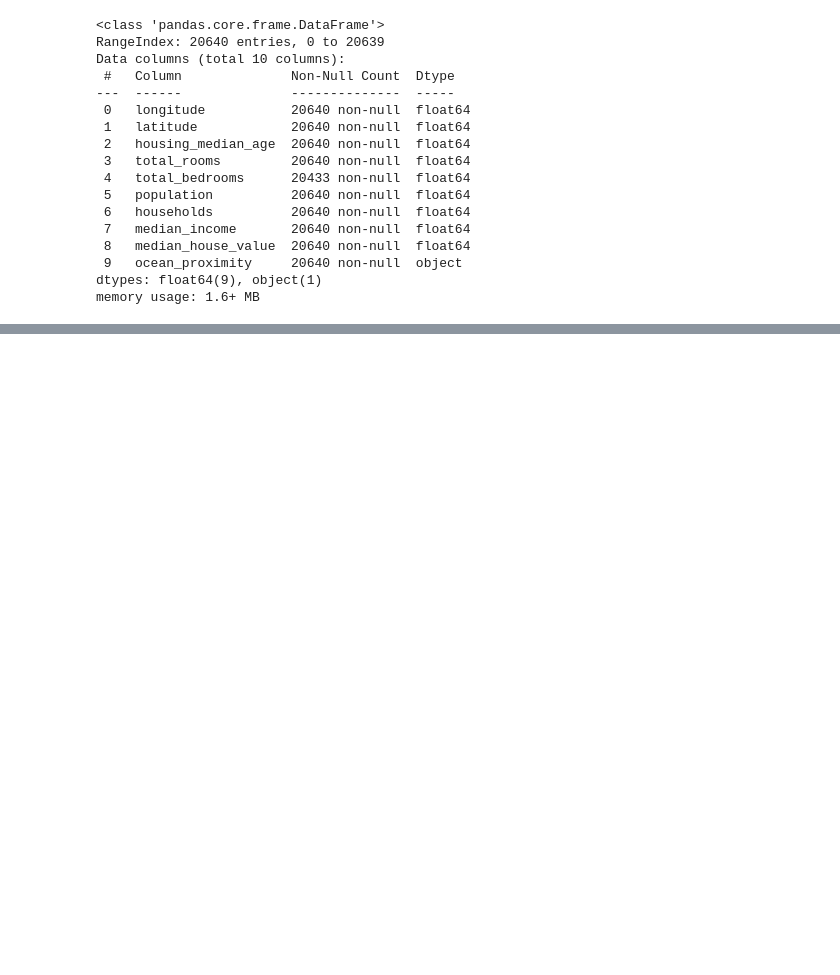
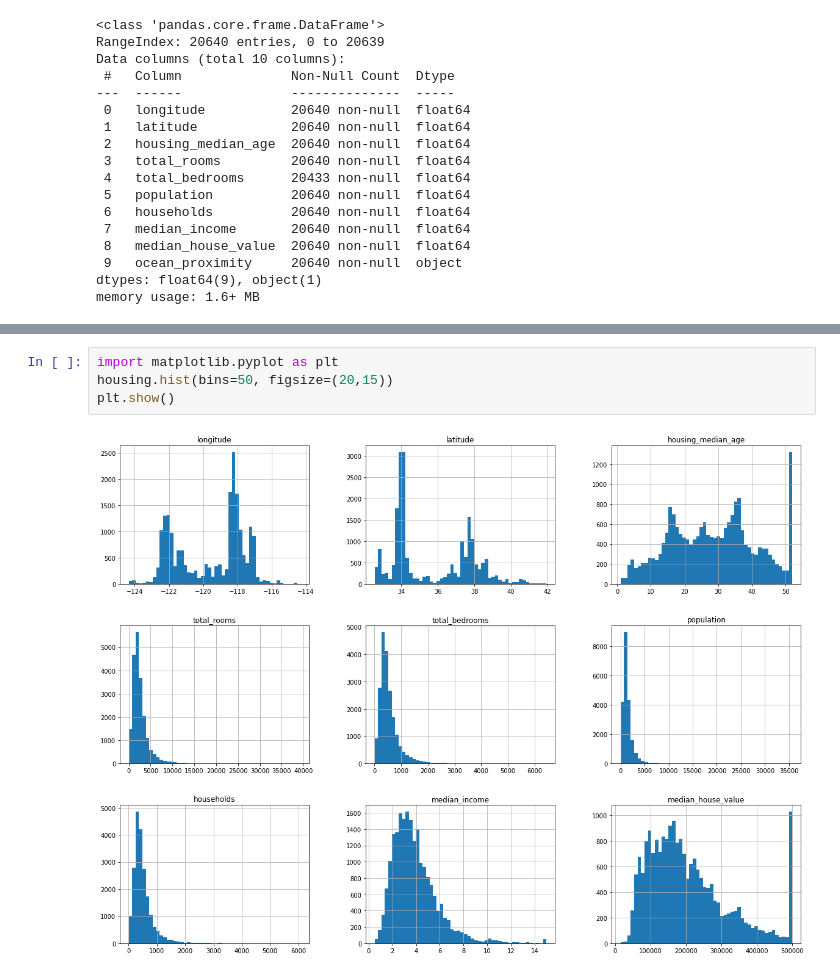
Before and after one commit to marcelomgarcia/HandsOnMachineLearn, a Jupyter notebook: HandsOnMachineLearning_ch02.ipynb, the cells around one changed output, grey strips where cells are left out. Drawn from its saved outputs; the diff is of its cells as text; blank space fills up the shorter version.

```diff
--- a/HandsOnMachineLearning_ch02.ipynb
+++ b/HandsOnMachineLearning_ch02.ipynb
@@ -65,0 +78,6 @@ memory usage: 1.6+ MB
+# %%
+import matplotlib.pyplot as plt
+housing.hist(bins=50, figsize=(20,15))
+plt.show()
+# %% [output]
+[figure, added]
```
Also changed, not shown: parts of 1 cell of this notebook.
